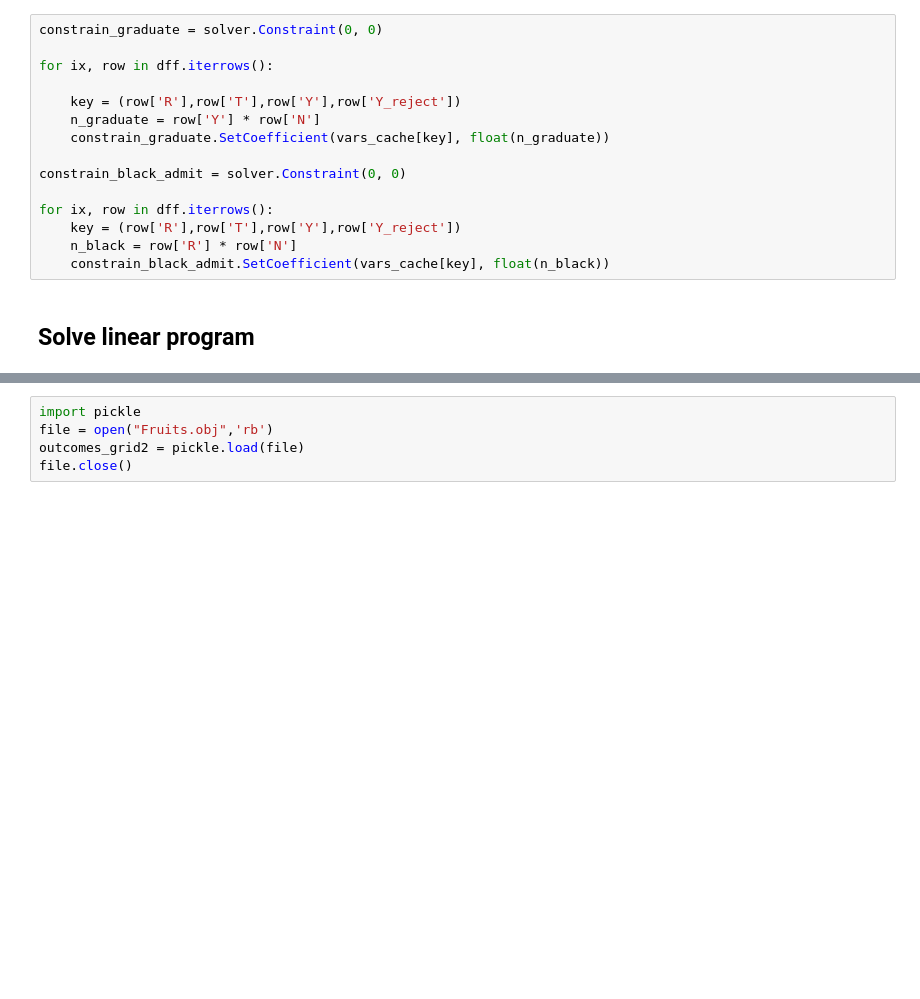
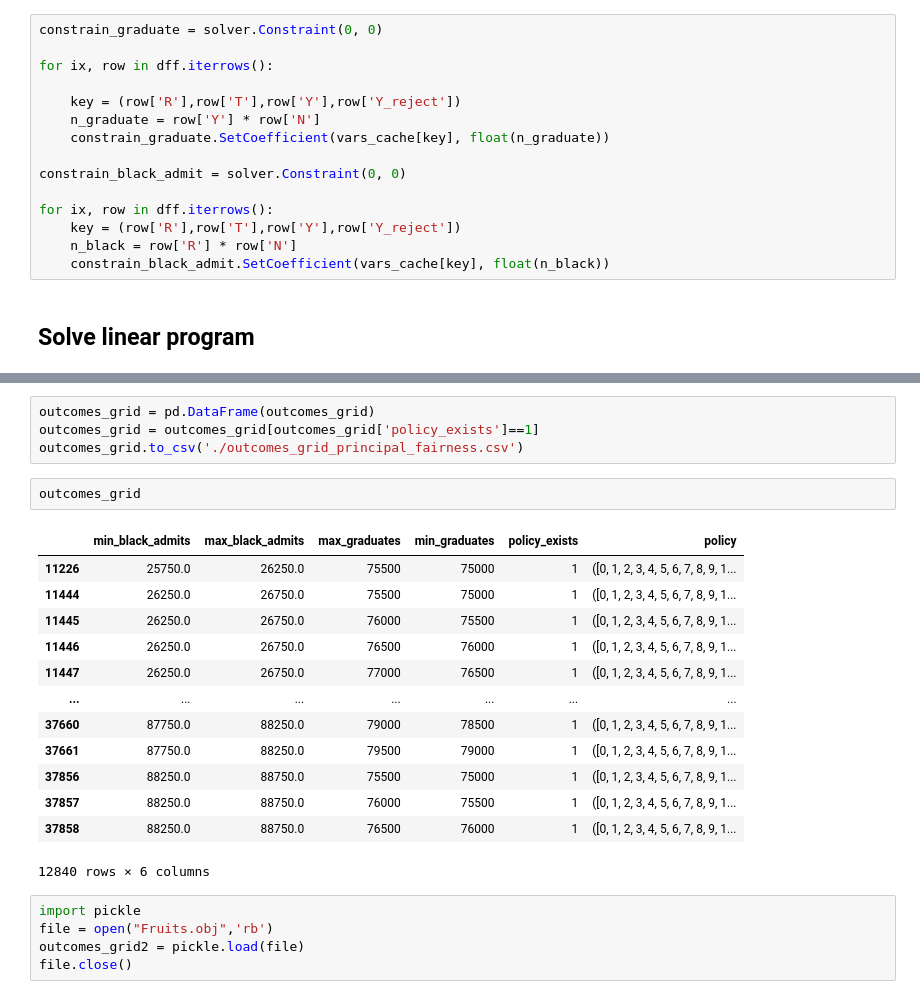
Before and after one commit to stanford-policylab/causal-fairness, a Jupyter notebook: 04-Principal-Fairness-Regime.ipynb, the cells around one changed output, grey strips where cells are left out. Saved outputs shown, nothing was run; the diff lists cells and outputs as text; blank space fills up the shorter version.

```diff
--- a/04-Principal-Fairness-Regime.ipynb
+++ b/04-Principal-Fairness-Regime.ipynb
@@ -356,3 +356,23 @@ Total grid cells checked so far: 15800/63295
+# %%
+outcomes_grid = pd.DataFrame(outcomes_grid)
+outcomes_grid = outcomes_grid[outcomes_grid['policy_exists']==1]
+outcomes_grid.to_csv('./outcomes_grid_principal_fairness.csv')
+# %%
+outcomes_grid
+# %% [output]
+|  | min_black_admits | max_black_admits | max_graduates | min_graduates | policy_exists | policy |
+| 11226 | 25750.0 | 26250.0 | 75500 | 75000 | 1 | ([0, 1, 2, 3, 4, 5, 6, 7, 8, 9, 1... |
+| 11444 | 26250.0 | 26750.0 | 75500 | 75000 | 1 | ([0, 1, 2, 3, 4, 5, 6, 7, 8, 9, 1... |
+| 11445 | 26250.0 | 26750.0 | 76000 | 75500 | 1 | ([0, 1, 2, 3, 4, 5, 6, 7, 8, 9, 1... |
+| 11446 | 26250.0 | 26750.0 | 76500 | 76000 | 1 | ([0, 1, 2, 3, 4, 5, 6, 7, 8, 9, 1... |
+| 11447 | 26250.0 | 26750.0 | 77000 | 76500 | 1 | ([0, 1, 2, 3, 4, 5, 6, 7, 8, 9, 1... |
+| ... | ... | ... | ... | ... | ... | ... |
+| 37660 | 87750.0 | 88250.0 | 79000 | 78500 | 1 | ([0, 1, 2, 3, 4, 5, 6, 7, 8, 9, 1... |
+| 37661 | 87750.0 | 88250.0 | 79500 | 79000 | 1 | ([0, 1, 2, 3, 4, 5, 6, 7, 8, 9, 1... |
+| 37856 | 88250.0 | 88750.0 | 75500 | 75000 | 1 | ([0, 1, 2, 3, 4, 5, 6, 7, 8, 9, 1... |
+| 37857 | 88250.0 | 88750.0 | 76000 | 75500 | 1 | ([0, 1, 2, 3, 4, 5, 6, 7, 8, 9, 1... |
+| 37858 | 88250.0 | 88750.0 | 76500 | 76000 | 1 | ([0, 1, 2, 3, 4, 5, 6, 7, 8, 9, 1... |
+12840 rows × 6 columns
 # %%
 import pickle
 file = open("Fruits.obj",'rb')
```
Also changed, not shown: parts of 13 cells of this notebook, 26 other files.
